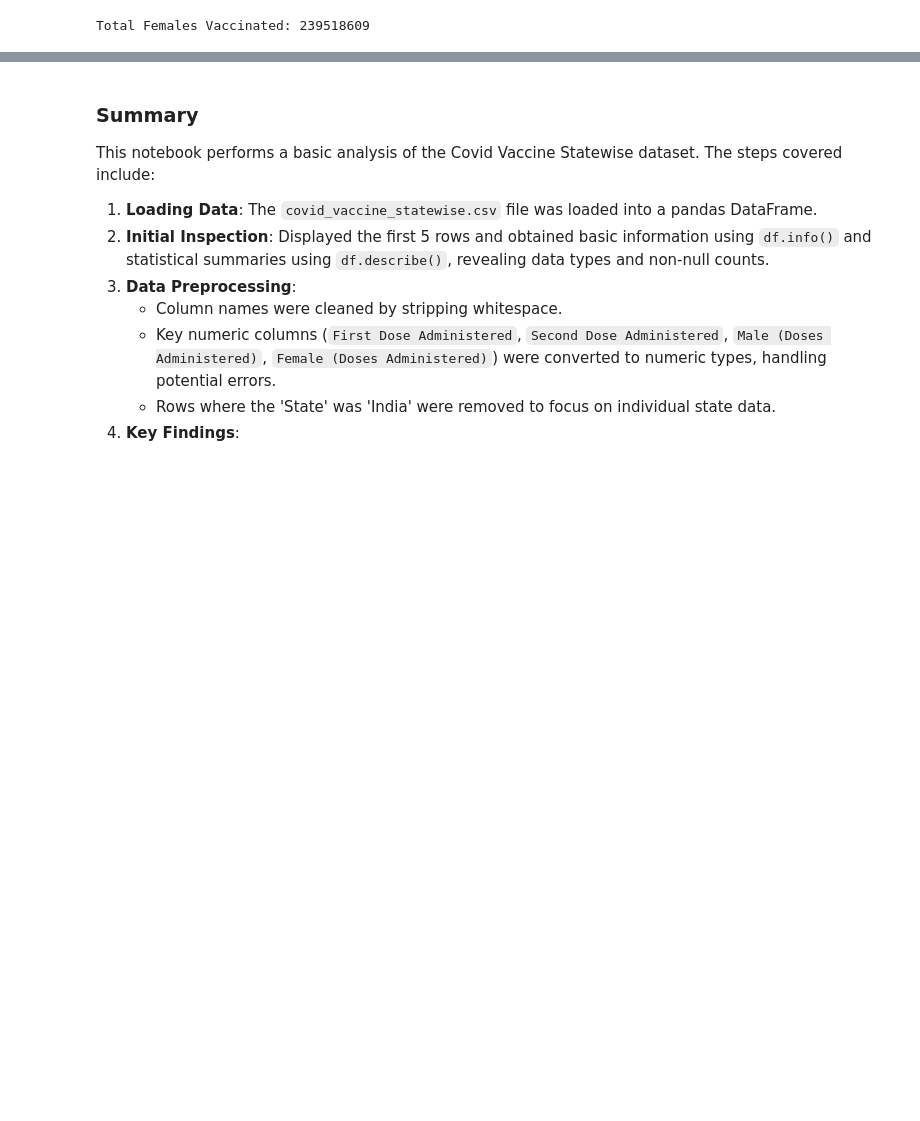
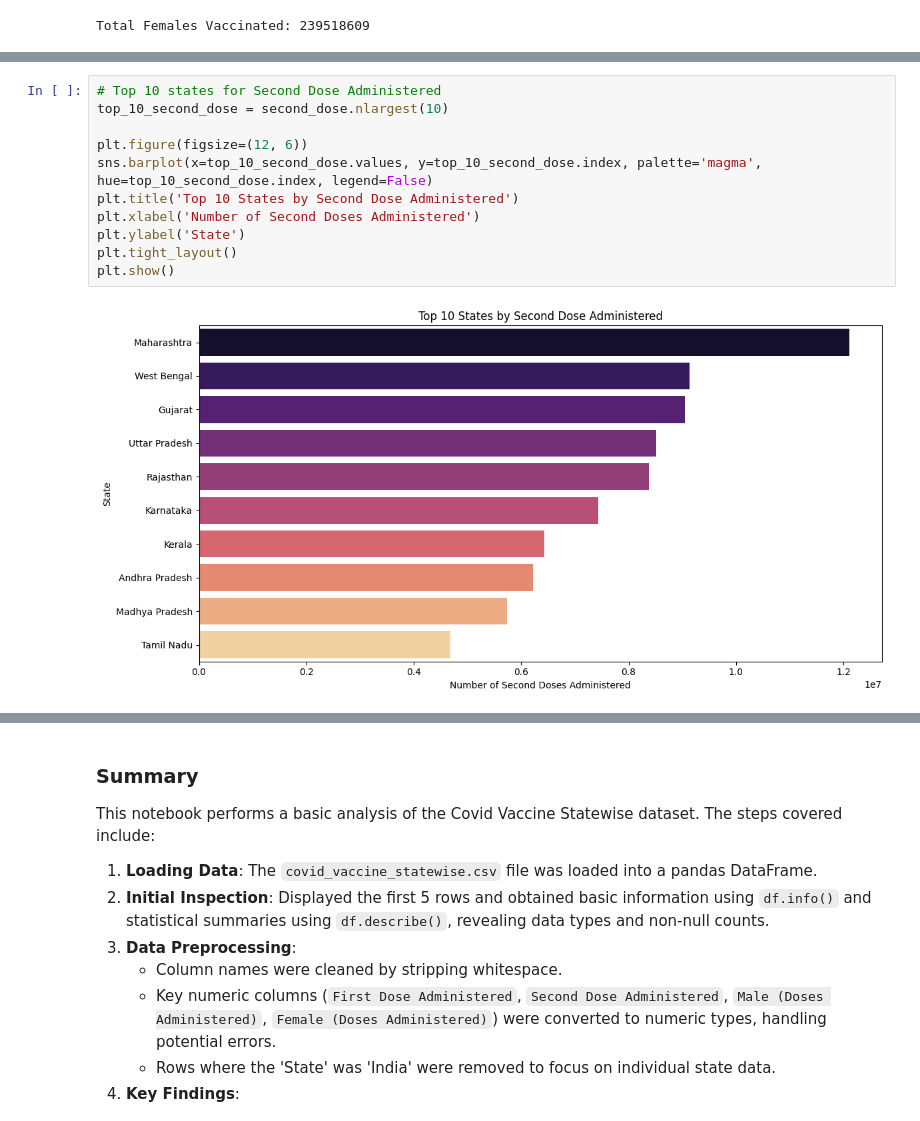
Before and after one commit to sharvmahajan/TE, a Jupyter notebook: A14/DSBDAL_Assignment_14_Mini_Project.ipynb, the cells around one changed output, grey strips where cells are left out. Drawn from its saved outputs; the diff is of its cells as text; blank space fills up the shorter version.

```diff
--- a/A14/DSBDAL_Assignment_14_Mini_Project.ipynb
+++ b/A14/DSBDAL_Assignment_14_Mini_Project.ipynb
@@ -169,0 +188,13 @@ Total Females Vaccinated: 239518609
+# %%
+# Top 10 states for Second Dose Administered
+top_10_second_dose = second_dose.nlargest(10)
+
+plt.figure(figsize=(12, 6))
+sns.barplot(x=top_10_second_dose.values, y=top_10_second_dose.index, palette='magma', hue=top_10_second_dose.index, legend=False)
+plt.title('Top 10 States by Second Dose Administered')
+plt.xlabel('Number of Second Doses Administered')
+plt.ylabel('State')
+plt.tight_layout()
+plt.show()
+# %% [output]
+[figure, added]
```
Also changed, not shown: parts of 3 cells of this notebook.
